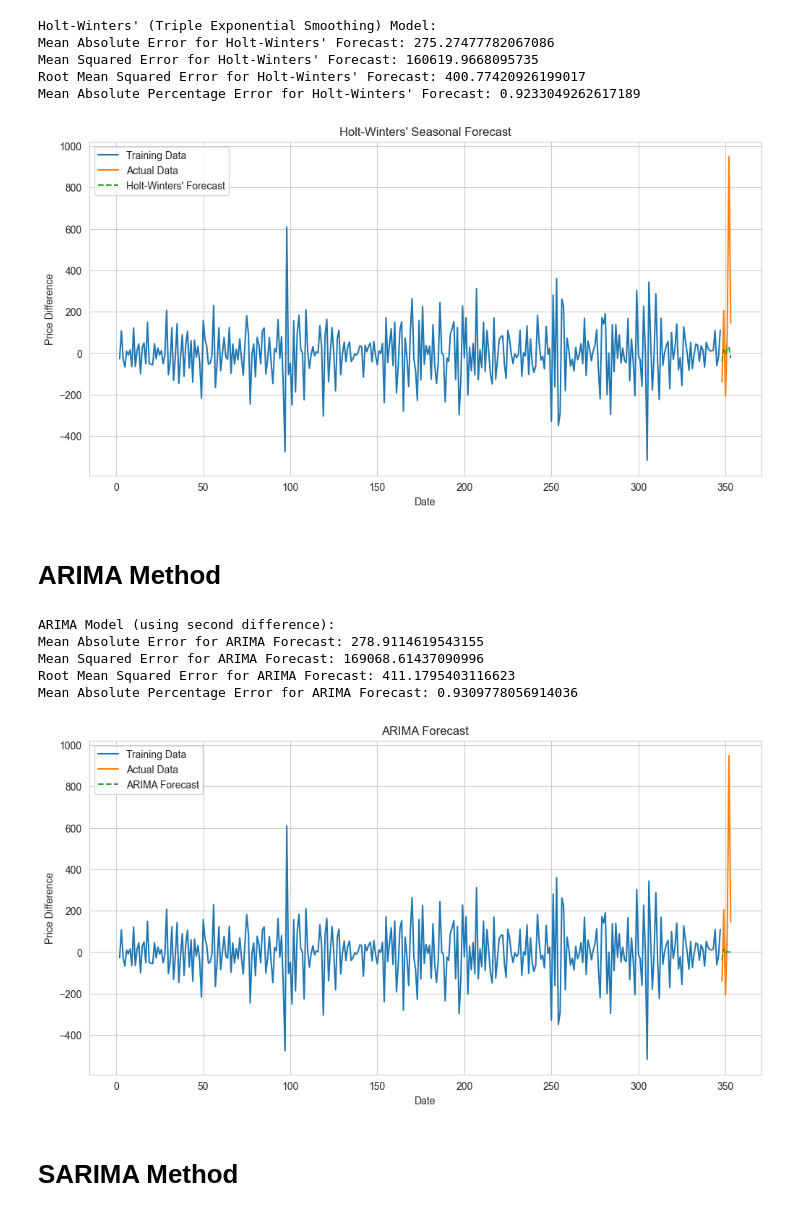
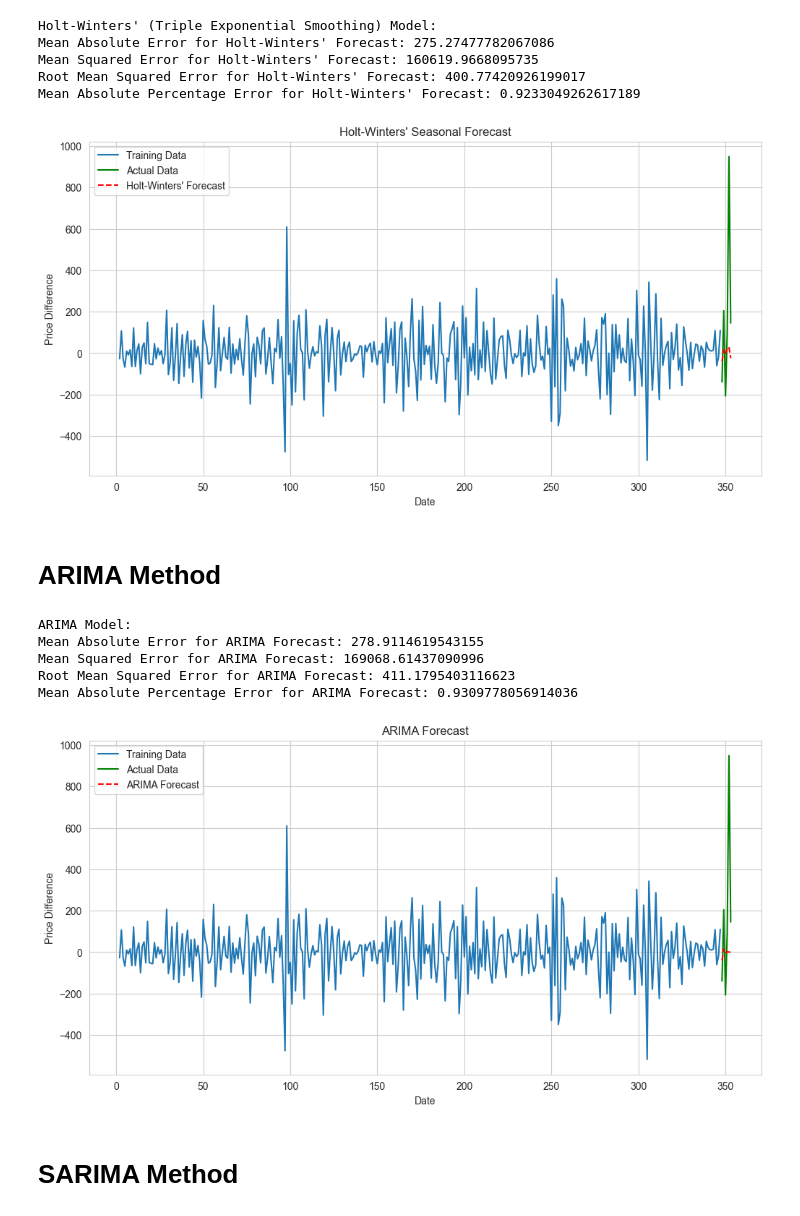
Before and after one commit to AshrafHussain23/Statistics_Project, a Jupyter notebook: Stats_PartA_Time_Series_Ashraf.ipynb, the cells around one changed output. Drawn from its saved outputs; the diff is of its cells as text; code cells hidden in the pictures.

```diff
--- a/Stats_PartA_Time_Series_Ashraf.ipynb
+++ b/Stats_PartA_Time_Series_Ashraf.ipynb
@@ -655,17 +657,17 @@ Mean Absolute Percentage Error for Holt-Winters' Forecast: 0.9233049262617189
 # %%
 # Visualization of actual and forecasted values for Holt-Winters (Triple Exponential) Method
 sns.set_style("whitegrid")
 plt.figure(figsize=(12, 6))
 sns.lineplot(x=train_data.index, y=train_data['Price_diff_2'], label='Training Data')
-sns.lineplot(x=test_data.index, y=test_data['Price_diff_2'], label='Actual Data')
-sns.lineplot(x=test_data.index, y=hw_forecast, label="Holt-Winters' Forecast", linestyle='--')
+sns.lineplot(x=test_data.index, y=test_data['Price_diff_2'], label='Actual Data', color='green')
+sns.lineplot(x=test_data.index, y=hw_forecast, label="Holt-Winters' Forecast", linestyle='--', color='red')
 plt.title("Holt-Winters' Seasonal Forecast")
 plt.xlabel('Date')
 plt.ylabel('Price Difference')
 plt.legend()
 plt.show()
 # %% [output]
-[figure, old version]
+[figure, new version]
 # %% [markdown]
 # ARIMA Method
 # %%
@@ -686,13 +688,13 @@ arima_rmse = np.sqrt(arima_mse)
 arima_mape = mean_absolute_percentage_error(test_data['Price_diff_2'], arima_forecast)
 
 # Print the metrics
-print("ARIMA Model (using second difference):")
+print("ARIMA Model:")
 print(f"Mean Absolute Error for ARIMA Forecast: {arima_mae}")
 print(f"Mean Squared Error for ARIMA Forecast: {arima_mse}")
 print(f"Root Mean Squared Error for ARIMA Forecast: {arima_rmse}")
 print(f"Mean Absolute Percentage Error for ARIMA Forecast: {arima_mape}")
 # %% [output]
-ARIMA Model (using second difference):
+ARIMA Model:
 Mean Absolute Error for ARIMA Forecast: 278.9114619543155
 Mean Squared Error for ARIMA Forecast: 169068.61437090996
 Root Mean Squared Error for ARIMA Forecast: 411.1795403116623
@@ -701,15 +703,15 @@ Mean Absolute Percentage Error for ARIMA Forecast: 0.9309778056914036
 # Visualization of actual and forecasted values for ARIMA model
 plt.figure(figsize=(12, 6))
 sns.lineplot(x=train_data.index, y=train_data['Price_diff_2'], label='Training Data')
-sns.lineplot(x=test_data.index, y=test_data['Price_diff_2'], label='Actual Data')
-sns.lineplot(x=test_data.index, y=arima_forecast, label='ARIMA Forecast', linestyle='--')
+sns.lineplot(x=test_data.index, y=test_data['Price_diff_2'], label='Actual Data', color='green')
+sns.lineplot(x=test_data.index, y=arima_forecast, label='ARIMA Forecast', linestyle='--', color='red')
 plt.title('ARIMA Forecast')
 plt.xlabel('Date')
 plt.ylabel('Price Difference')
 plt.legend()
 plt.show()
 # %% [output]
-[figure, old version]
+[figure, new version]
 # %% [markdown]
 # SARIMA Method
 # %%
```
Also changed, not shown: parts of 8 cells of this notebook.
